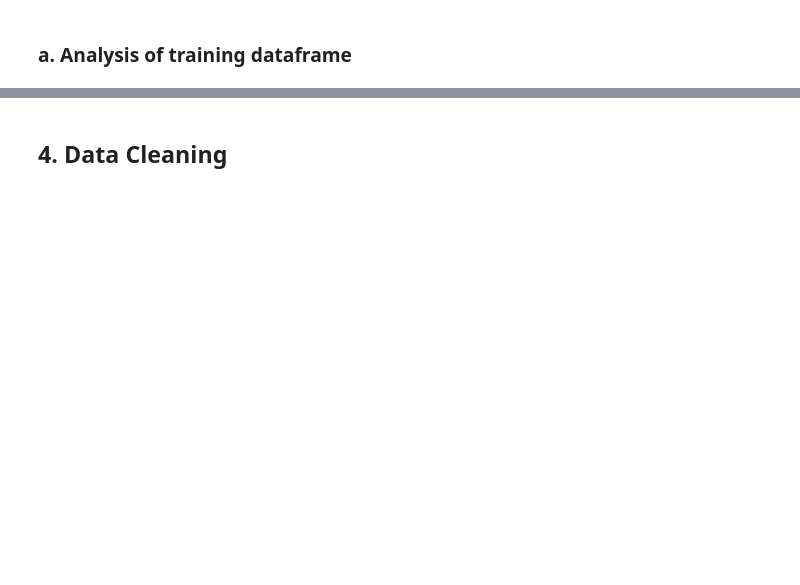
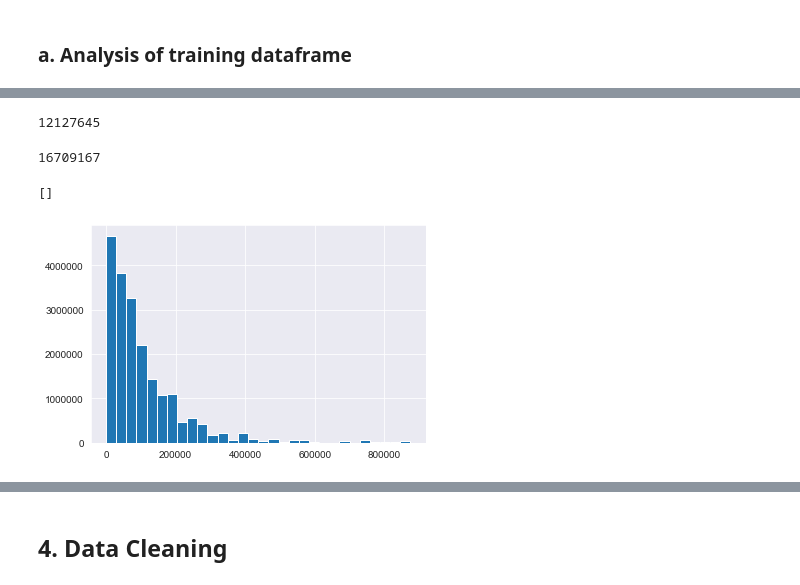
Before and after one commit to Joy879/DataScience-GreatEnergyPredictor, a Jupyter notebook: ASHRAE - Great Energy Predictor III.ipynb, the cells around one changed output, grey strips where cells are left out. Drawn from its saved outputs; the diff is of its cells as text; code cells hidden in the pictures; blank space fills up the shorter version.

```diff
--- a/ASHRAE - Great Energy Predictor III.ipynb
+++ b/ASHRAE - Great Energy Predictor III.ipynb
@@ -100,12 +204,19 @@ train_df.floor_count.describe()
 # %%
 # There are null values in year_built column
-train_df.year_built.isnull().sum()
+merged_df.year_built.isnull().sum()
+# %% [output]
+12127645
 # %%
 # There are lot of null values in floor_count column
-train_df.floor_count.isnull().sum()
+merged_df.floor_count.isnull().sum()
+# %% [output]
+16709167
 # %%
-train_df.square_feet.hist(bins=30)
+merged_df.square_feet.hist(bins=30)
 plt.plot()
+# %% [output]
+[]
+[figure, added]
 # %%
 # Do any catrgories need to be combined?
 plt.figure(figsize=(10, 8))
```
Also changed, not shown: parts of 27 cells of this notebook, 1 other file.
